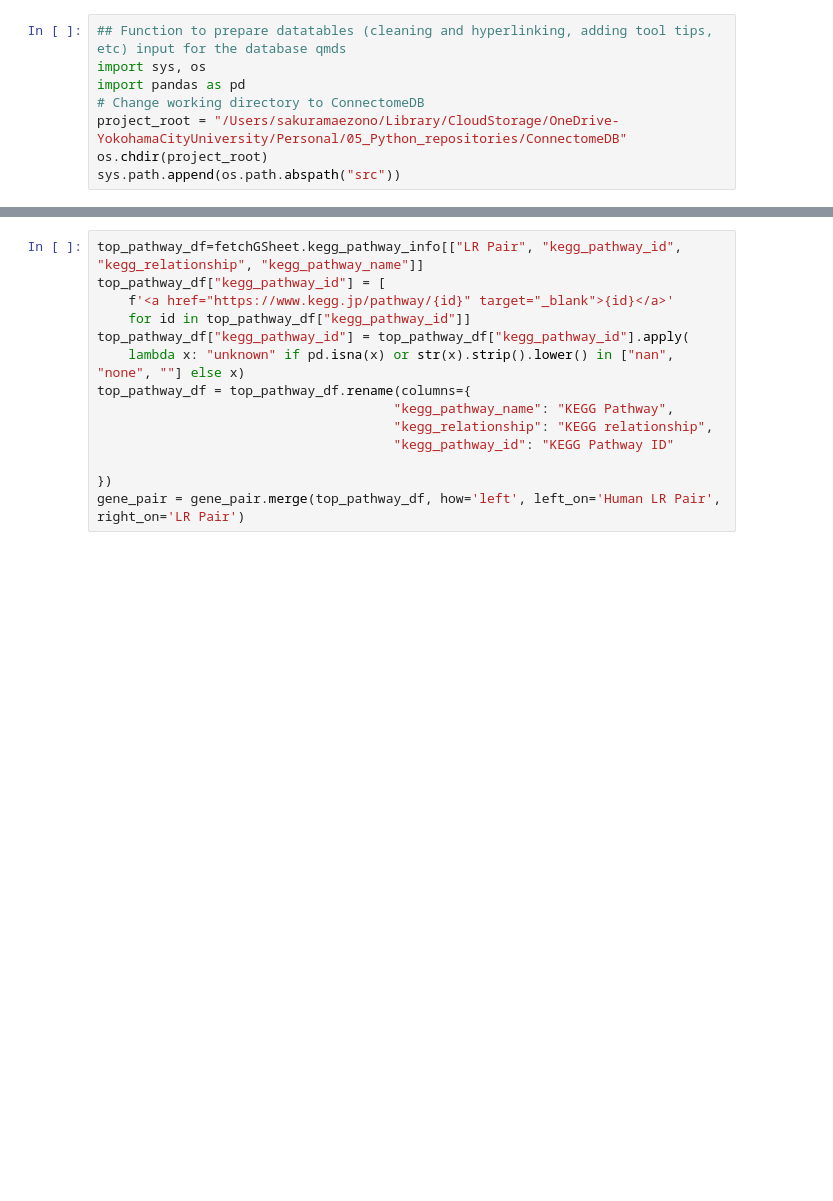
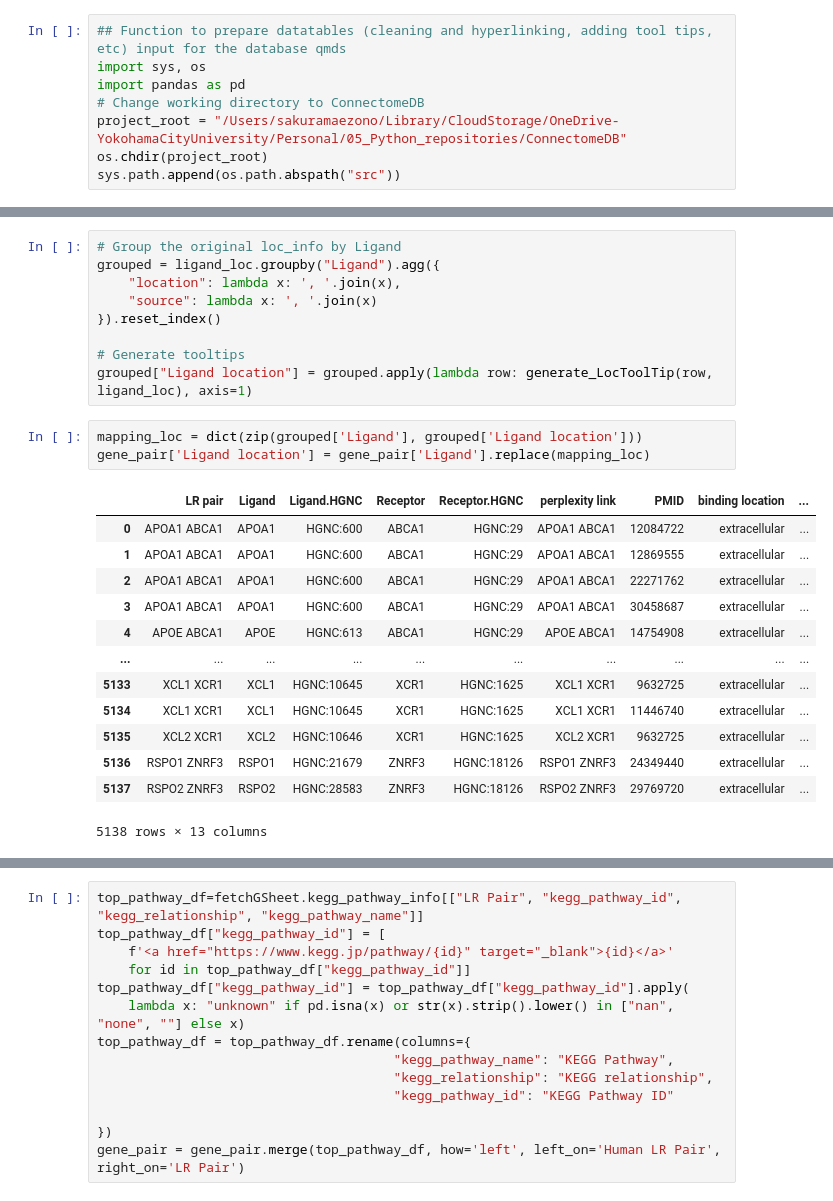
Before and after one commit to bioinfo-YCU/ConnectomeDB, a Jupyter notebook: Python_test.ipynb, the cells around one changed output, grey strips where cells are left out. Cells and saved outputs as stored; diff of their text form; blank space fills up the shorter version.

Commit message:
added correct gene loc

```diff
--- a/Python_test.ipynb
+++ b/Python_test.ipynb
@@ -140,0 +92,26 @@ df = df_unique.reset_index(drop=True)
+# %%
+# Group the original loc_info by Ligand
+grouped = ligand_loc.groupby("Ligand").agg({
+    "location": lambda x: ', '.join(x),
+    "source": lambda x: ', '.join(x)
+}).reset_index()
+
+# Generate tooltips
+grouped["Ligand location"] = grouped.apply(lambda row: generate_LocToolTip(row, ligand_loc), axis=1)
+# %%
+mapping_loc = dict(zip(grouped['Ligand'], grouped['Ligand location']))
+gene_pair['Ligand location'] = gene_pair['Ligand'].replace(mapping_loc)
+# %% [output]
+|  | LR pair | Ligand | Ligand.HGNC | Receptor | Receptor.HGNC | perplexity link | PMID | binding location | ... |
+| 0 | APOA1 ABCA1 | APOA1 | HGNC:600 | ABCA1 | HGNC:29 | APOA1 ABCA1 | 12084722 | extracellular | ... |
+| 1 | APOA1 ABCA1 | APOA1 | HGNC:600 | ABCA1 | HGNC:29 | APOA1 ABCA1 | 12869555 | extracellular | ... |
+| 2 | APOA1 ABCA1 | APOA1 | HGNC:600 | ABCA1 | HGNC:29 | APOA1 ABCA1 | 22271762 | extracellular | ... |
+| 3 | APOA1 ABCA1 | APOA1 | HGNC:600 | ABCA1 | HGNC:29 | APOA1 ABCA1 | 30458687 | extracellular | ... |
+| 4 | APOE ABCA1 | APOE | HGNC:613 | ABCA1 | HGNC:29 | APOE ABCA1 | 14754908 | extracellular | ... |
+| ... | ... | ... | ... | ... | ... | ... | ... | ... | ... |
+| 5133 | XCL1 XCR1 | XCL1 | HGNC:10645 | XCR1 | HGNC:1625 | XCL1 XCR1 | 9632725 | extracellular | ... |
+| 5134 | XCL1 XCR1 | XCL1 | HGNC:10645 | XCR1 | HGNC:1625 | XCL1 XCR1 | 11446740 | extracellular | ... |
+| 5135 | XCL2 XCR1 | XCL2 | HGNC:10646 | XCR1 | HGNC:1625 | XCL2 XCR1 | 9632725 | extracellular | ... |
+| 5136 | RSPO1 ZNRF3 | RSPO1 | HGNC:21679 | ZNRF3 | HGNC:18126 | RSPO1 ZNRF3 | 24349440 | extracellular | ... |
+| 5137 | RSPO2 ZNRF3 | RSPO2 | HGNC:28583 | ZNRF3 | HGNC:18126 | RSPO2 ZNRF3 | 29769720 | extracellular | ... |
+5138 rows × 13 columns
```
Also changed, not shown: parts of 4 cells of this notebook, 2 other files.
